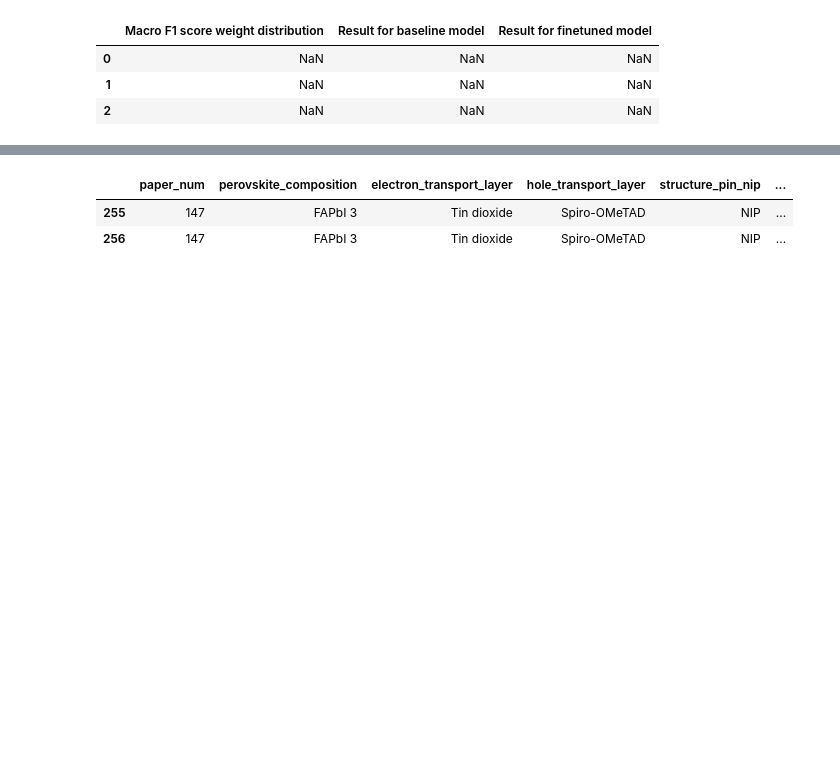
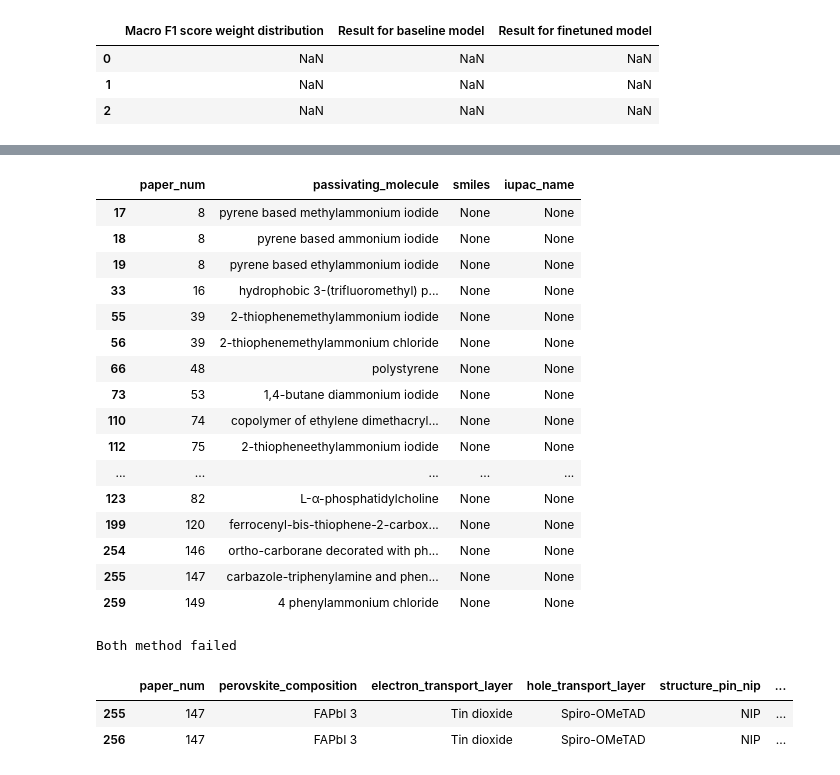
Before and after one commit to kanggunh/DSC180_B11_Q2, a Jupyter notebook: expanding_annotation.ipynb, the cells around one changed output, grey strips where cells are left out. Saved outputs shown, nothing was run; the diff lists cells and outputs as text; code cells hidden in the pictures; blank space fills up the shorter version.

Commit message:
Handled_edge case
Handle expansion where paper didn't have relation enitity

```diff
--- a/expanding_annotation.ipynb
+++ b/expanding_annotation.ipynb
@@ -67,0 +182,4 @@ df_expanded
+# %%
+## Get the rows were passivating_molecule had a value
+passivating_value = passivating[passivating['passivating_molecule'].notnull()]
+passivating_value
@@ -67,0 +200,3 @@ df_expanded
+# %%
+smile_failed = passivating_value[passivating_value['smiles'].isnull()]
+smile_failed
@@ -67,0 +231,25 @@ df_expanded
+# %%
+from rdkit import Chem
+from rdkit.Chem import rdmolops
+
+# Assuming df is your DataFrame and 'passivating_molecule' is the column to be converted
+def convert_to_iupac(chemical_name):
+    # Convert the chemical name to a molecule object using RDKit
+    try:
+        molecule = Chem.MolFromSmiles(chemical_name)
+        if molecule:
+            # Return the IUPAC name for the molecule
+            return Chem.MolToIUPACName(molecule)
+        else:
+            return None  # In case the molecule cannot be parsed
+    except Exception as e:
+        print(f"Error fetching from OPSIN for {chemical_name}: {e}")
+        return None
+
+# # Apply this function to the 'passivating_molecule' column and create a new column 'iupac_name'
+# df['iupac_name'] = df['passivating_molecule'].apply(convert_to_iupac)
+
+# import ace_tools as tools; tools.display_dataframe_to_user(name="Updated DataFrame with IUPAC Names", dataframe=df)/
+# %%
+# # Apply this function to the 'passivating_molecule' column and create a new column 'iupac_name'
+smile_failed['iupac_name'] = smile_failed['passivating_molecule'].apply(convert_to_iupac)
@@ -68,3 +275,27 @@ df_expanded
+# %%
+smile_failed
+# %% [output]
+|  | paper_num | passivating_molecule | smiles | iupac_name |
+| 17 | 8 | pyrene based methylammonium iodide | None | None |
+| 18 | 8 | pyrene based ammonium iodide | None | None |
+| 19 | 8 | pyrene based ethylammonium iodide | None | None |
+| 33 | 16 | hydrophobic 3-(trifluoromethyl) p... | None | None |
+| 55 | 39 | 2-thiophenemethylammonium iodide | None | None |
+| 56 | 39 | 2-thiophenemethylammonium chloride | None | None |
+| 66 | 48 | polystyrene | None | None |
+| 73 | 53 | 1,4-butane diammonium iodide | None | None |
+| 110 | 74 | copolymer of ethylene dimethacryl... | None | None |
+| 112 | 75 | 2-thiopheneethylammonium iodide | None | None |
+| ... | ... | ... | ... | ... |
+| 123 | 82 | L-α-phosphatidylcholine | None | None |
+| 199 | 120 | ferrocenyl-bis-thiophene-2-carbox... | None | None |
+| 254 | 146 | ortho-carborane decorated with ph... | None | None |
+| 255 | 147 | carbazole-triphenylamine and phen... | None | None |
+| 259 | 149 | 4 phenylammonium chloride | None | None |
+# %%
+fetch_smiles("(2-(Thiophen-2-yl)ethan-1-aminium iodide)")
+# %% [output]
+Both method failed
 # %%
 df_expanded[df_expanded['paper_num'] == 147]
 # %% [output]
```
Also changed, not shown: parts of 19 cells of this notebook, 1 other file.
